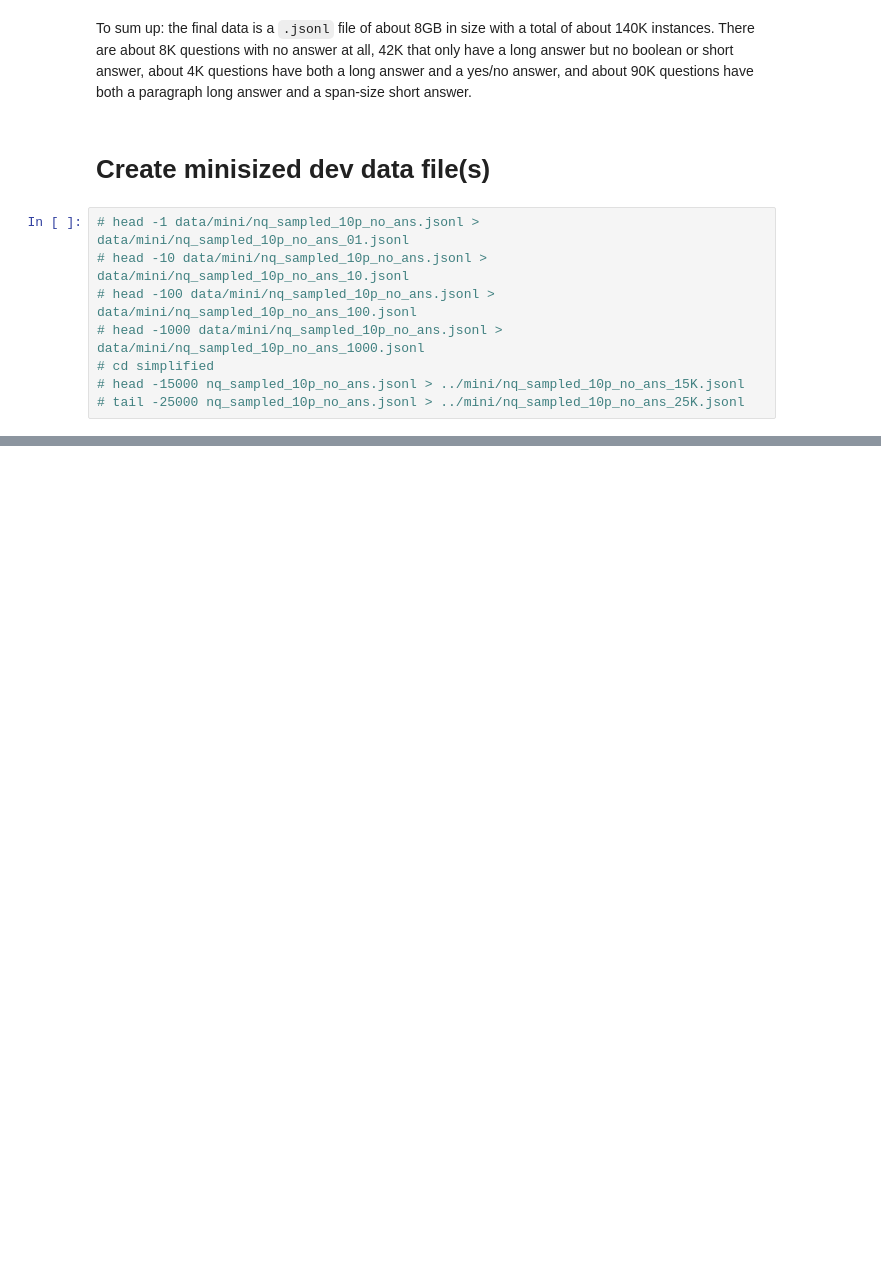
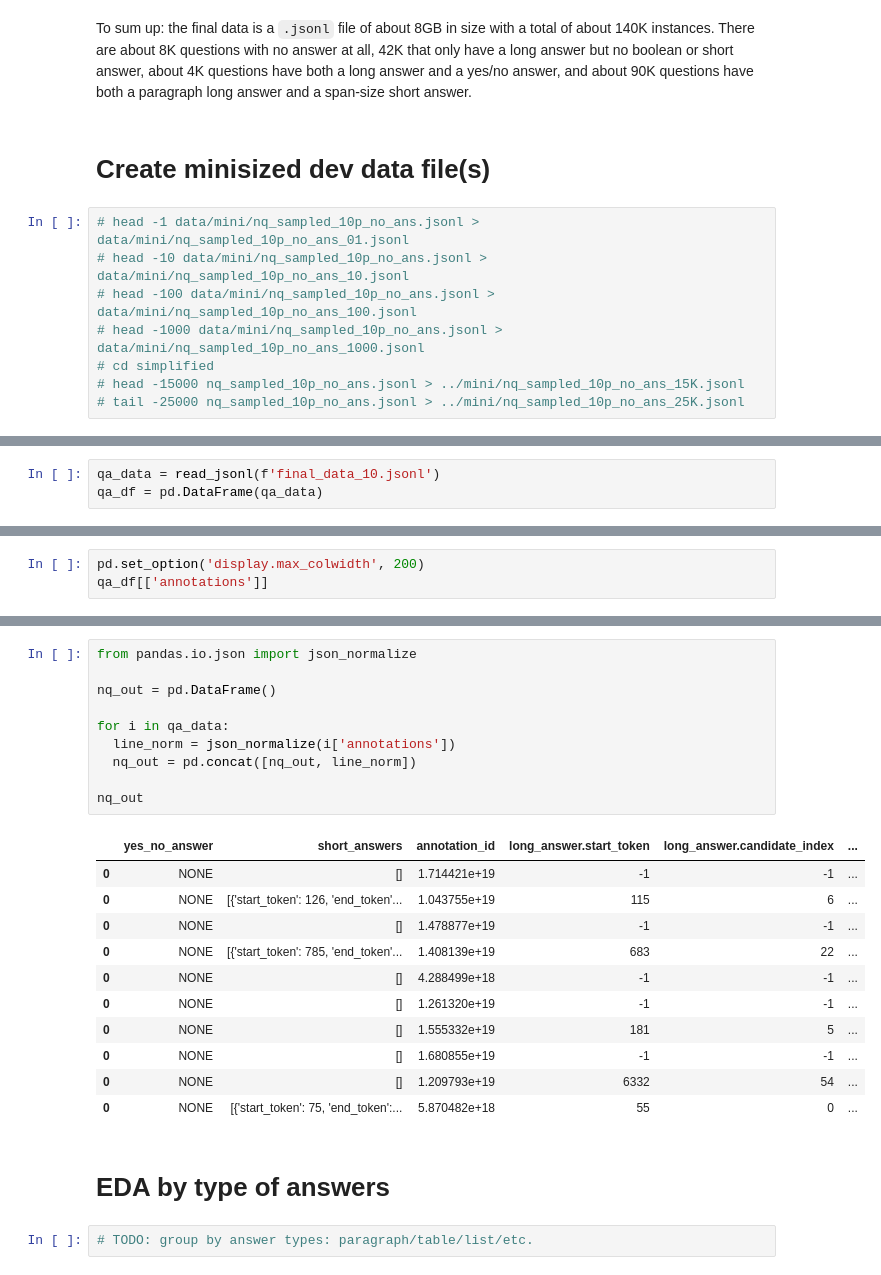
Before and after one commit to stmnk/qa, a Jupyter notebook: data/simplified/dev_data_wrangling.ipynb, the cells around one changed output, grey strips where cells are left out. Drawn from its saved outputs; the diff is of its cells as text; blank space fills up the shorter version.

Commit message:
make 2 mini data files & normalize annotations

```diff
--- a/data/simplified/dev_data_wrangling.ipynb
+++ b/data/simplified/dev_data_wrangling.ipynb
@@ -438,0 +446,3 @@ To sum up: the final data is a `.jsonl` file of about 8GB in size with a total o
+# %%
+qa_data = read_jsonl(f'final_data_10.jsonl')
+qa_df = pd.DataFrame(qa_data)
@@ -438,0 +451,3 @@ To sum up: the final data is a `.jsonl` file of about 8GB in size with a total o
+# %%
+pd.set_option('display.max_colwidth', 200)
+qa_df[['annotations']]
@@ -438,0 +466,26 @@ To sum up: the final data is a `.jsonl` file of about 8GB in size with a total o
+# %%
+from pandas.io.json import json_normalize
+
+nq_out = pd.DataFrame()
+
+for i in qa_data:
+  line_norm = json_normalize(i['annotations'])
+  nq_out = pd.concat([nq_out, line_norm])
+
+nq_out
+# %% [output]
+|  | yes_no_answer | short_answers | annotation_id | long_answer.start_token | long_answer.candidate_index | ... |
+| 0 | NONE | [] | 1.714421e+19 | -1 | -1 | ... |
+| 0 | NONE | [{'start_token': 126, 'end_token'... | 1.043755e+19 | 115 | 6 | ... |
+| 0 | NONE | [] | 1.478877e+19 | -1 | -1 | ... |
+| 0 | NONE | [{'start_token': 785, 'end_token'... | 1.408139e+19 | 683 | 22 | ... |
+| 0 | NONE | [] | 4.288499e+18 | -1 | -1 | ... |
+| 0 | NONE | [] | 1.261320e+19 | -1 | -1 | ... |
+| 0 | NONE | [] | 1.555332e+19 | 181 | 5 | ... |
+| 0 | NONE | [] | 1.680855e+19 | -1 | -1 | ... |
+| 0 | NONE | [] | 1.209793e+19 | 6332 | 54 | ... |
+| 0 | NONE | [{'start_token': 75, 'end_token':... | 5.870482e+18 | 55 | 0 | ... |
+# %% [markdown]
+# EDA by type of answers
+# %%
+# TODO: group by answer types: paragraph/table/list/etc.
```
Also changed, not shown: parts of 11 cells of this notebook, 2 other files.
